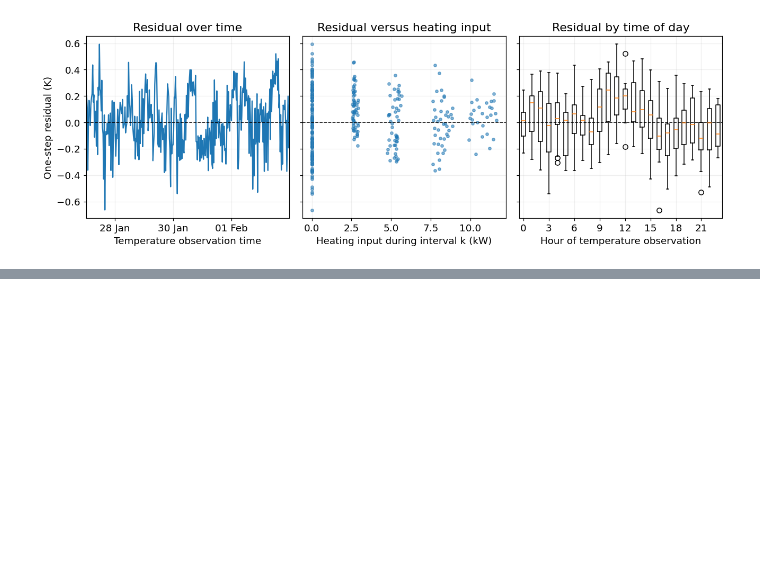
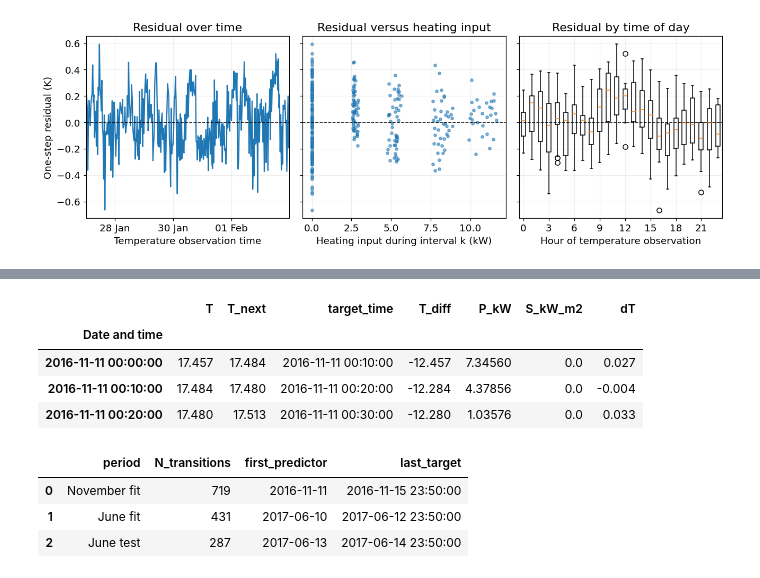
Before and after one commit to akylasstrat/BENV0169_26-27, a Jupyter notebook: tutorial_6_2_rc_model_identification_solution.ipynb, the cells around one changed output, grey strips where cells are left out. Saved outputs shown, nothing was run; the diff lists cells and outputs as text; code cells hidden in the pictures; blank space fills up the shorter version.

```diff
--- a/tutorial_6_2_rc_model_identification_solution.ipynb
+++ b/tutorial_6_2_rc_model_identification_solution.ipynb
@@ -720,0 +565,44 @@ export_table(house_scores,"house_scores.csv");export_table(house_segments,"house
+# %%
+def make_house_transitions(observations):
+    T = observations["T_Average (degC)"]
+    table = pd.DataFrame({
+        "T": T,
+        "T_next": T.shift(-1),
+        "target_time": observations.index.to_series().shift(-1),
+        "T_diff": observations["T_External (degC)"] - T,
+        "P_kW": observations["P_tot (W)"] / 1000,
+        "S_kW_m2": observations["Solar (W/m2)"] / 1000,
+    })
+    table["dT"] = table["T_next"] - table["T"]
+    return table.dropna()
+# %%
+june_split = pd.Timestamp("2017-06-13")
+# Fill each period separately with linear interpolation.
+november_observations = house_raw["November"].interpolate(method="linear")
+june_fit_observations = house_raw["June"].loc[house_raw["June"].index < june_split].interpolate(method="linear")
+june_test_observations = house_raw["June"].loc[house_raw["June"].index >= june_split].interpolate(method="linear")
+
+november_fit = make_house_transitions(november_observations)
+june_fit = make_house_transitions(june_fit_observations)
+june_test = make_house_transitions(june_test_observations)
+house_features = ["T_diff", "P_kW", "S_kW_m2"]
+
+house_periods = {"November fit": november_fit, "June fit": june_fit, "June test": june_test}
+house_counts = pd.DataFrame([
+    {"period": name, "N_transitions": len(frame),
+     "first_predictor": frame.index.min(), "last_target": frame.target_time.max()}
+    for name, frame in house_periods.items()
+])
+display(november_fit.head(3))
+display(house_counts)
+export_table(house_counts, "house_transition_counts.csv")
+# %% [output]
+|  | T | T_next | target_time | T_diff | P_kW | S_kW_m2 | dT |
+| Date and time |  |  |  |  |  |  |  |
+| 2016-11-11 00:00:00 | 17.457 | 17.484 | 2016-11-11 00:10:00 | -12.457 | 7.34560 | 0.0 | 0.027 |
+| 2016-11-11 00:10:00 | 17.484 | 17.480 | 2016-11-11 00:20:00 | -12.284 | 4.37856 | 0.0 | -0.004 |
+| 2016-11-11 00:20:00 | 17.480 | 17.513 | 2016-11-11 00:30:00 | -12.280 | 1.03576 | 0.0 | 0.033 |
+|  | period | N_transitions | first_predictor | last_target |
+| 0 | November fit | 719 | 2016-11-11 | 2016-11-15 23:50:00 |
+| 1 | June fit | 431 | 2017-06-10 | 2017-06-12 23:50:00 |
+| 2 | June test | 287 | 2017-06-13 | 2017-06-14 23:50:00 |
```
Also changed, not shown: parts of 46 cells of this notebook, 6 other files.
